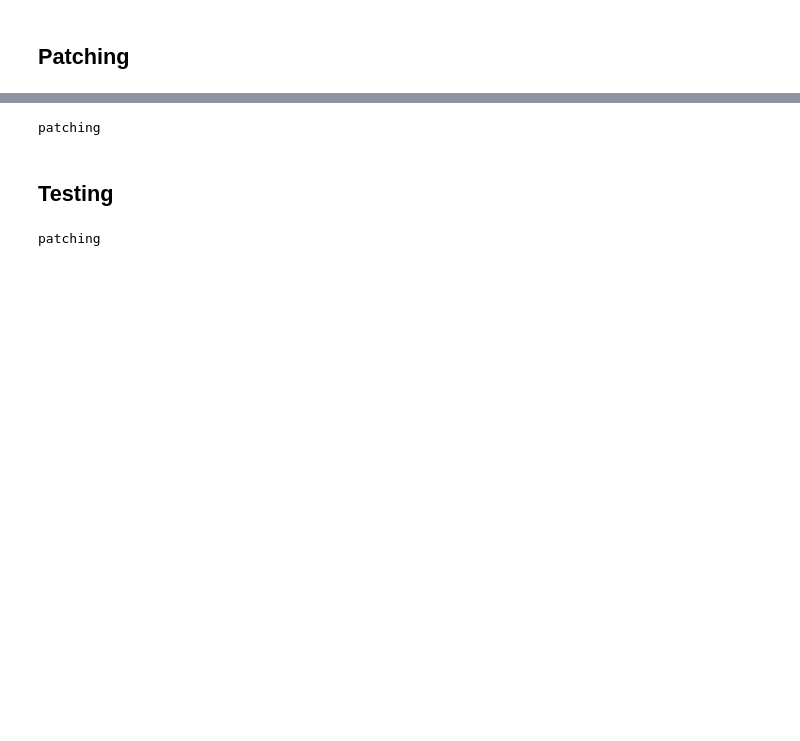
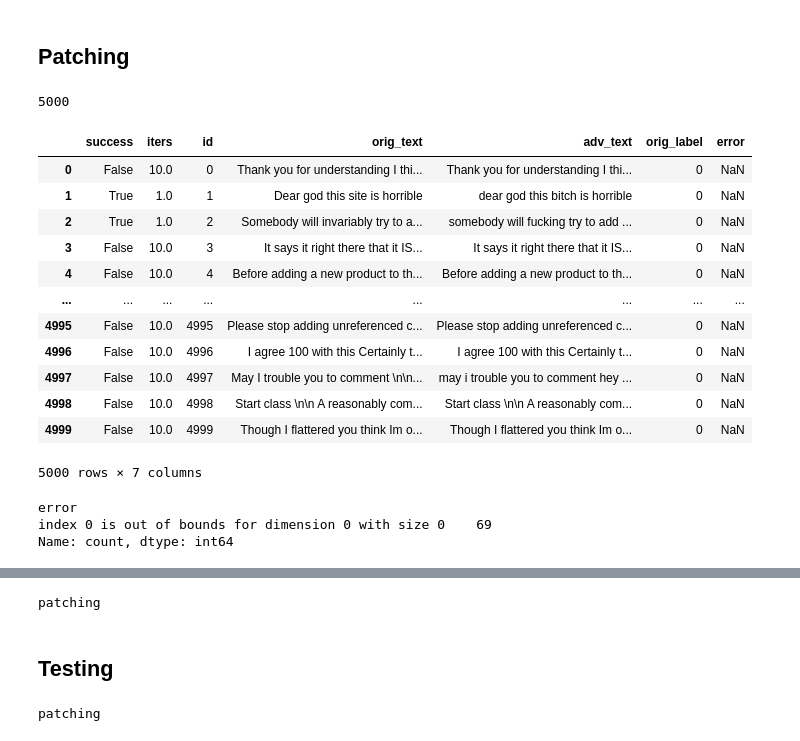
Before and after one commit to wid0gast/interp-toxicity, a Jupyter notebook: patching_pytorch copy.ipynb, the cells around one changed output, grey strips where cells are left out. Drawn from its saved outputs; the diff is of its cells as text; code cells hidden in the pictures; blank space fills up the shorter version.

```diff
--- a/patching_pytorch copy.ipynb
+++ b/patching_pytorch copy.ipynb
@@ -304,3 +304,38 @@ def get_ablation_scores(
     return scores.cpu(), base_preds.cpu(), predictions
 # %%
 criterion = nn.CrossEntropyLoss()
+# %%
+data = []
+with open('pgd_log', 'r') as f:
+    for line in f:
+        if line.strip():  # Skip empty lines
+            tmp = json.loads(line)
+            data.append(tmp)
+# %%
+len(data)
+# %% [output]
+5000
+# %%
+df = pd.DataFrame(data)
+# %%
+df
+# %% [output]
+|  | success | iters | id | orig_text | adv_text | orig_label | error |
+| 0 | False | 10.0 | 0 | Thank you for understanding I thi... | Thank you for understanding I thi... | 0 | NaN |
+| 1 | True | 1.0 | 1 | Dear god this site is horrible | dear god this bitch is horrible | 0 | NaN |
+| 2 | True | 1.0 | 2 | Somebody will invariably try to a... | somebody will fucking try to add ... | 0 | NaN |
+| 3 | False | 10.0 | 3 | It says it right there that it IS... | It says it right there that it IS... | 0 | NaN |
+| 4 | False | 10.0 | 4 | Before adding a new product to th... | Before adding a new product to th... | 0 | NaN |
+| ... | ... | ... | ... | ... | ... | ... | ... |
+| 4995 | False | 10.0 | 4995 | Please stop adding unreferenced c... | Please stop adding unreferenced c... | 0 | NaN |
+| 4996 | False | 10.0 | 4996 | I agree 100 with this Certainly t... | I agree 100 with this Certainly t... | 0 | NaN |
+| 4997 | False | 10.0 | 4997 | May I trouble you to comment \n\n... | may i trouble you to comment hey ... | 0 | NaN |
+| 4998 | False | 10.0 | 4998 | Start class \n\n A reasonably com... | Start class \n\n A reasonably com... | 0 | NaN |
+| 4999 | False | 10.0 | 4999 | Though I flattered you think Im o... | Though I flattered you think Im o... | 0 | NaN |
+5000 rows × 7 columns
+# %%
+df.error.value_counts()
+# %% [output]
+error
+index 0 is out of bounds for dimension 0 with size 0    69
+Name: count, dtype: int64
```
Also changed, not shown: parts of 12 cells of this notebook, 11 other files.
